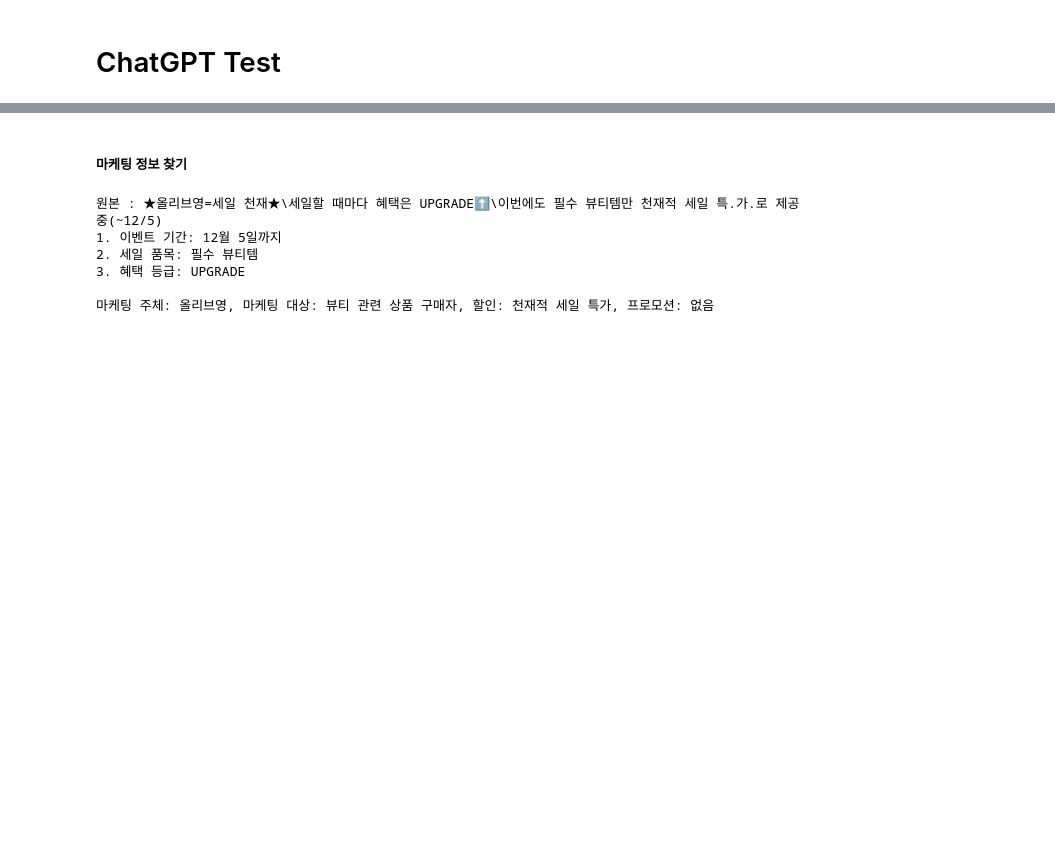
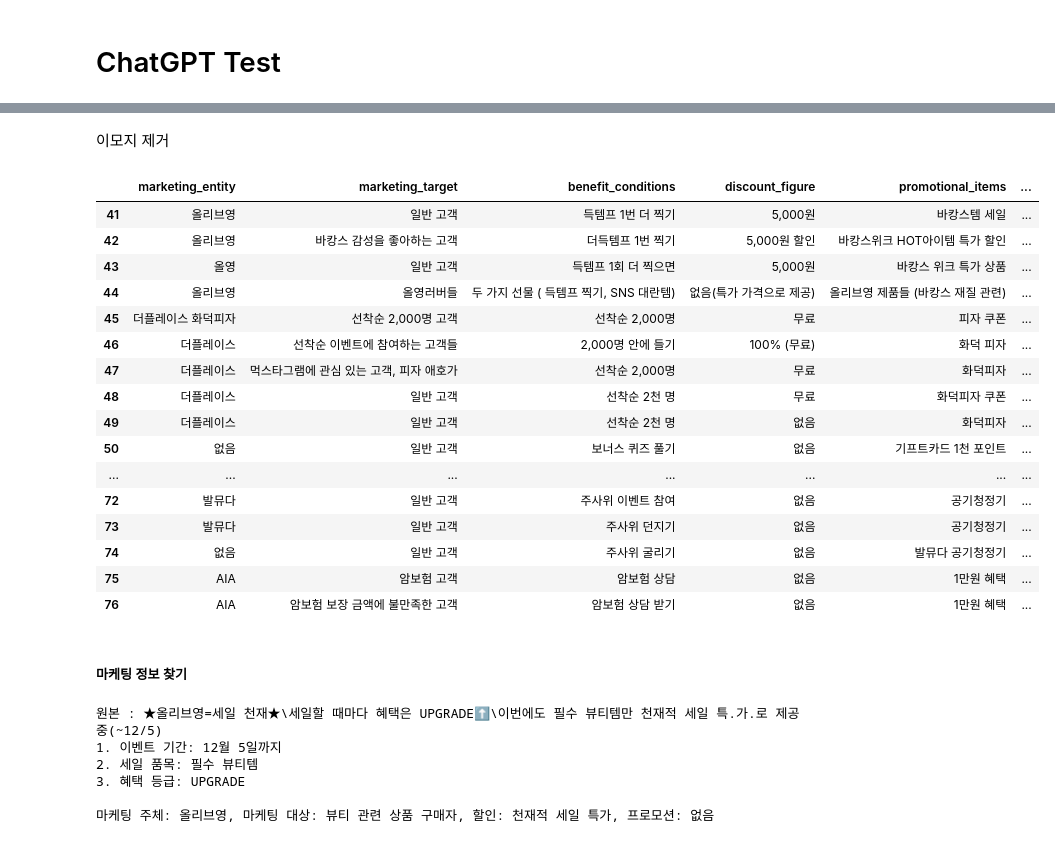
Before and after one commit to textnetkr/Advertising_By_Personality, a Jupyter notebook: src/business_model/keyword_extraction/gpt4.ipynb, the cells around one changed output, grey strips where cells are left out. Drawn from its saved outputs; the diff is of its cells as text; code cells hidden in the pictures; blank space fills up the shorter version.

```diff
--- a/src/business_model/keyword_extraction/gpt4.ipynb
+++ b/src/business_model/keyword_extraction/gpt4.ipynb
@@ -197,0 +285,10 @@ Saved 10 records
+# %%
+path = '/content/drive/MyDrive/Advertising_By_Personality/data/train_polyglot.json'
+data = []
+# %%
+with open(path, 'r', encoding='utf-8') as f:
+    for line in f:
+        data.append(json.loads(line.rstrip('\n|\r')))
+data = pd.DataFrame(data)
+# %% [markdown]
+이모지 제거
@@ -197,0 +297,30 @@ Saved 10 records
+# %%
+nlp = p.Nlp()
+# %%
+data['marketing_entity'] = data.marketing_entity.apply(nlp.emoji_remove)
+data['marketing_target'] = data.marketing_target.apply(nlp.emoji_remove)
+data['benefit_conditions'] = data.benefit_conditions.apply(nlp.emoji_remove)
+data['discount_figure'] = data.discount_figure.apply(nlp.emoji_remove)
+data['promotional_items'] = data.promotional_items.apply(nlp.emoji_remove)
+data['event_period'] = data.event_period.apply(nlp.emoji_remove)
+data['season_information'] = data.season_information.apply(nlp.emoji_remove)
+# %%
+data.iloc[41:]
+# %% [output]
+|  | marketing_entity | marketing_target | benefit_conditions | discount_figure | promotional_items | ... |
+| 41 | 올리브영 | 일반 고객 | 득템프 1번 더 찍기 | 5,000원 | 바캉스템 세일 | ... |
+| 42 | 올리브영 | 바캉스 감성을 좋아하는 고객 | 더득템프 1번 찍기 | 5,000원 할인 | 바캉스위크 HOT아이템 특가 할인 | ... |
+| 43 | 올영 | 일반 고객 | 득템프 1회 더 찍으면 | 5,000원 | 바캉스 위크 특가 상품 | ... |
+| 44 | 올리브영 | 올영러버들 | 두 가지 선물 ( 득템프 찍기, SNS 대란템) | 없음(특가 가격으로 제공) | 올리브영 제품들 (바캉스 재질 관련) | ... |
+| 45 | 더플레이스 화덕피자 | 선착순 2,000명 고객 | 선착순 2,000명 | 무료 | 피자 쿠폰 | ... |
+| 46 | 더플레이스 | 선착순 이벤트에 참여하는 고객들 | 2,000명 안에 들기 | 100% (무료) | 화덕 피자 | ... |
+| 47 | 더플레이스 | 먹스타그램에 관심 있는 고객, 피자 애호가 | 선착순 2,000명 | 무료 | 화덕피자 | ... |
+| 48 | 더플레이스 | 일반 고객 | 선착순 2천 명 | 무료 | 화덕피자 쿠폰 | ... |
+| 49 | 더플레이스 | 일반 고객 | 선착순 2천 명 | 없음 | 화덕피자 | ... |
+| 50 | 없음 | 일반 고객 | 보너스 퀴즈 풀기 | 없음 | 기프트카드 1천 포인트 | ... |
+| ... | ... | ... | ... | ... | ... | ... |
+| 72 | 발뮤다 | 일반 고객 | 주사위 이벤트 참여 | 없음 | 공기청정기 | ... |
+| 73 | 발뮤다 | 일반 고객 | 주사위 던지기 | 없음 | 공기청정기 | ... |
+| 74 | 없음 | 일반 고객 | 주사위 굴리기 | 없음 | 발뮤다 공기청정기 | ... |
+| 75 | AIA | 암보험 고객 | 암보험 상담 | 없음 | 1만원 혜택 | ... |
+| 76 | AIA | 암보험 보장 금액에 불만족한 고객 | 암보험 상담 받기 | 없음 | 1만원 혜택 | ... |
```
Also changed, not shown: parts of 46 cells of this notebook, 13 other files.
